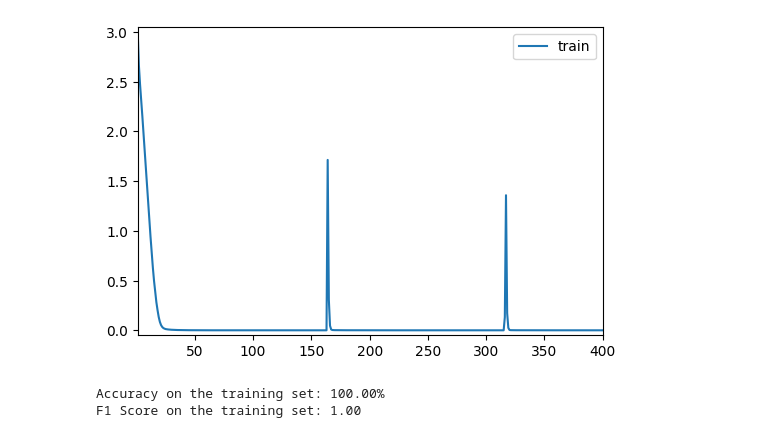
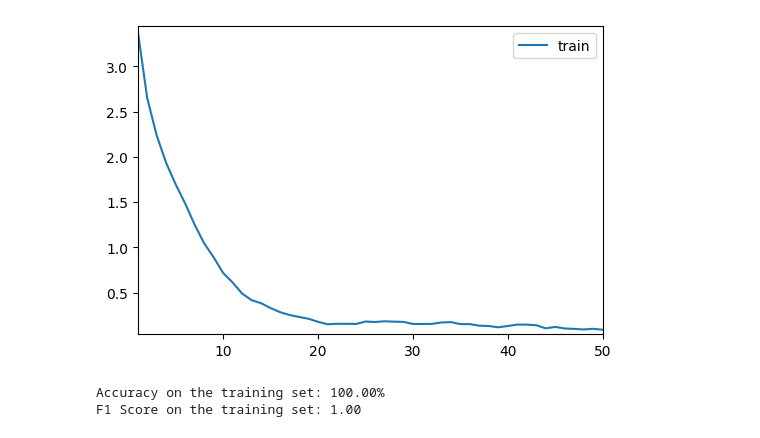
Before and after one commit to danjacobellis/BF, a Jupyter notebook: train.ipynb, the cells around one changed output. Saved outputs shown, nothing was run; the diff lists cells and outputs as text; code cells hidden in the pictures.

```diff
--- a/train.ipynb
+++ b/train.ipynb
@@ -41,10 +74,10 @@ class SequenceModel(nn.Module):
 # %%
-dataset = load_dataset("danjacobellis/audio_har_descript_44kHz_frames",split='train').with_format("torch",device="cuda")
-model = SequenceModel().to("cuda")
+dataset = load_dataset("danjacobellis/audio_har_descript_44kHz_frames_900",split='train').with_format("torch",device="cuda")
+model = AudioClassificationModel().to("cuda")
 loss_function = nn.CrossEntropyLoss()
 optimizer = optim.AdamW(model.parameters(), lr=0.001)
 # %%
-epochs = 400
+epochs = 50
 mb = master_bar(range(1, epochs + 1))
 train_loss = []
 
@@ -94,4 +127,4 @@ Epoch 400: Train Loss: 0.0000
-[figure, old version]
+[figure, new version]
 # %%
 model.eval()
 
```
Also changed, not shown: parts of 3 cells of this notebook.
